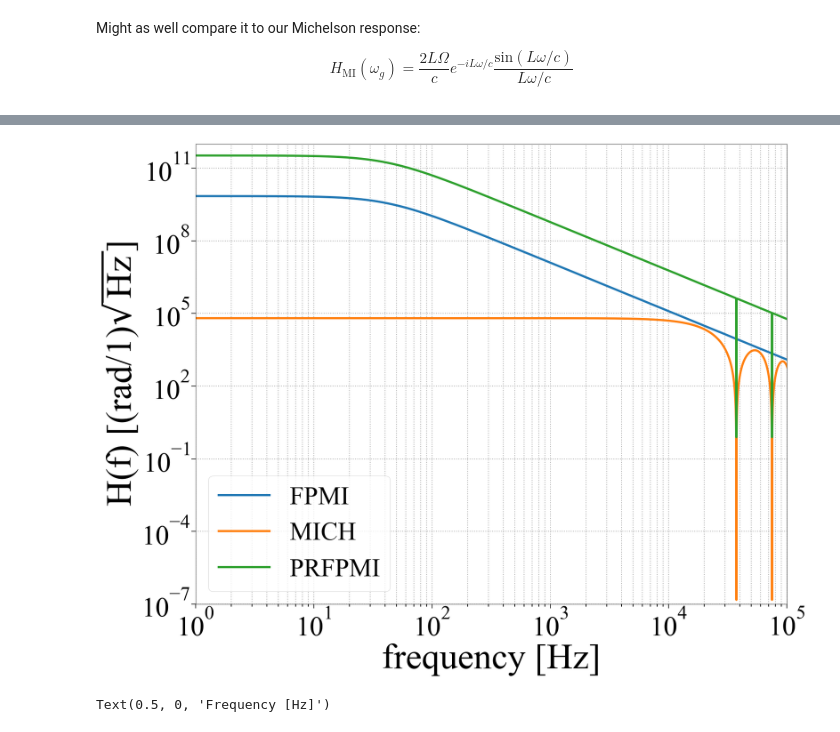
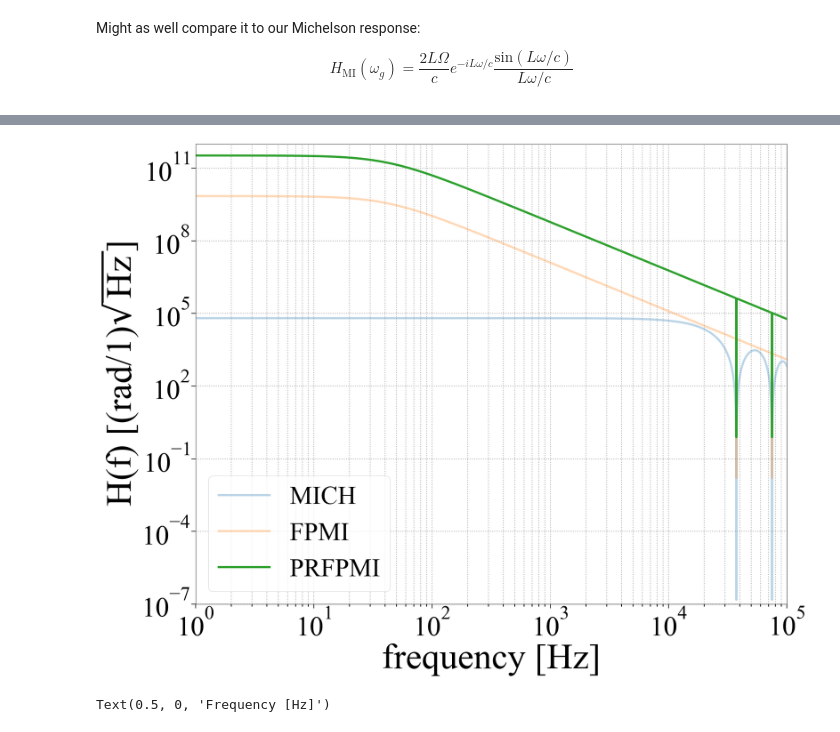
Before and after one commit to dancvan/dissertation, a Jupyter notebook: code/drfpmi_fr.ipynb, the cells around one changed output, grey strips where cells are left out. Drawn from its saved outputs; the diff is of its cells as text; code cells hidden in the pictures.

```diff
--- a/code/drfpmi_fr.ipynb
+++ b/code/drfpmi_fr.ipynb
@@ -204,15 +182,16 @@ fig.savefig('../figs/INTRO/prfpmi_fr.pdf', dpi=300, bbox_inches='tight')
 # %%
-plt.loglog(nu, ifco.bode_amp(H_FPMI), label='FPMI', linewidth=5.0)
-plt.loglog(nu, ifco.bode_amp(H_MI), label= 'MICH', linewidth= 5.0)
+plt.loglog(nu, ifco.bode_amp(H_MI), label= 'MICH', linewidth= 5.0, alpha=.3)
+plt.loglog(nu, ifco.bode_amp(H_FPMI), label='FPMI', linewidth=5.0, alpha=.3)
 plt.loglog(nu, ifco.bode_amp(H_PRFPMI), label='PRFPMI', linewidth = 5.0)
 #plt.axvline (x=f_pole,ymin=1e-11, color='red', linestyle='dotted', linewidth=3)
 plt.xlim([1e0, 1e5])
 plt.ylim([1e-7,1e12])
 plt.xlabel('frequency [Hz]')
 plt.ylabel('H(f) [$\mathdefault{(rad/1)\sqrt{Hz}}$]')
 lgd=plt.legend()
+plt.savefig('../figs/INTRO/prfpmi_fr.pdf', dpi=300, bbox_inches='tight')
 # %% [output]
-[figure, old version]
+[figure, new version]
 # %%
 plt.semilogx(nu,(180/np.pi)*np.arctan(np.imag(H_FPMI)/np.real(H_FPMI)),'--')
 plt.semilogx(nu,(180/np.pi)*np.arctan(np.imag(H_MI)/np.real(H_MI)), '--')
```
Also changed, not shown: parts of 12 cells of this notebook, 7 other files.
